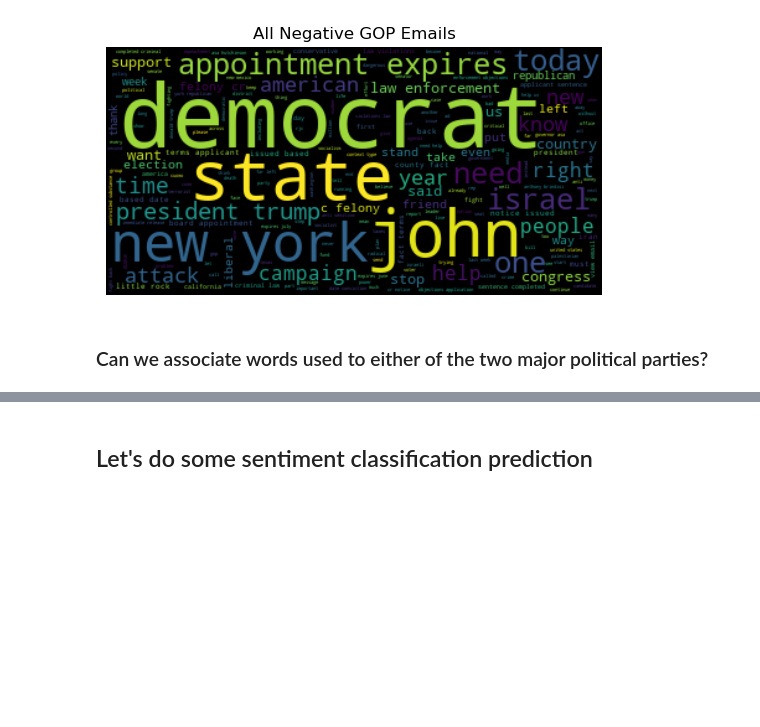
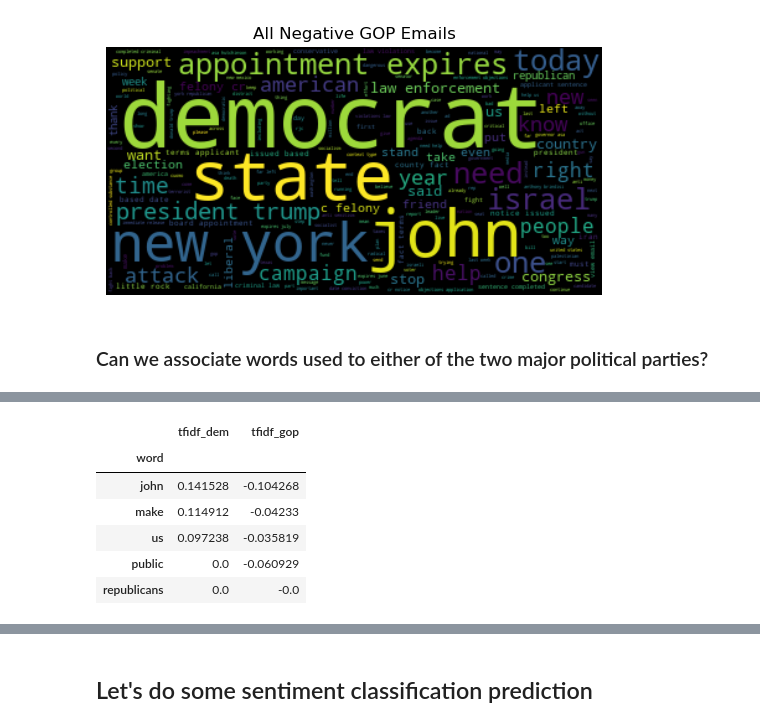
Before and after one commit to statzenthusiast921/political-emails-analysis, a Jupyter notebook: main/notebooks/Emails EDA 10.16.22.ipynb, the cells around one changed output, grey strips where cells are left out. Saved outputs shown, nothing was run; the diff lists cells and outputs as text; code cells hidden in the pictures; blank space fills up the shorter version.

```diff
--- a/main/notebooks/Emails EDA 10.16.22.ipynb
+++ b/main/notebooks/Emails EDA 10.16.22.ipynb
@@ -1052,0 +1132,7 @@ topic_model_pipeline(df_dom_gop,0,0,'All Negative GOP Emails')
+# %%
+dem_words.rename(columns={dem_words.columns[1]: "tfidf_dem" }, inplace = True)
+gop_words.rename(columns={gop_words.columns[1]: "tfidf_gop" }, inplace = True)
+# %%
+#Cut off a little to make charts more readable
+dem_words = dem_words[0:50]
+gop_words = gop_words[0:50]
@@ -1052,0 +1150,11 @@ topic_model_pipeline(df_dom_gop,0,0,'All Negative GOP Emails')
+# %%
+all_words.set_index('word', inplace=True)
+all_words.head()
+# %% [output]
+|  | tfidf_dem | tfidf_gop |
+| word |  |  |
+| john | 0.141528 | -0.104268 |
+| make | 0.114912 | -0.04233 |
+| us | 0.097238 | -0.035819 |
+| public | 0.0 | -0.060929 |
+| republicans | 0.0 | -0.0 |
```
Also changed, not shown: parts of 10 cells of this notebook.
